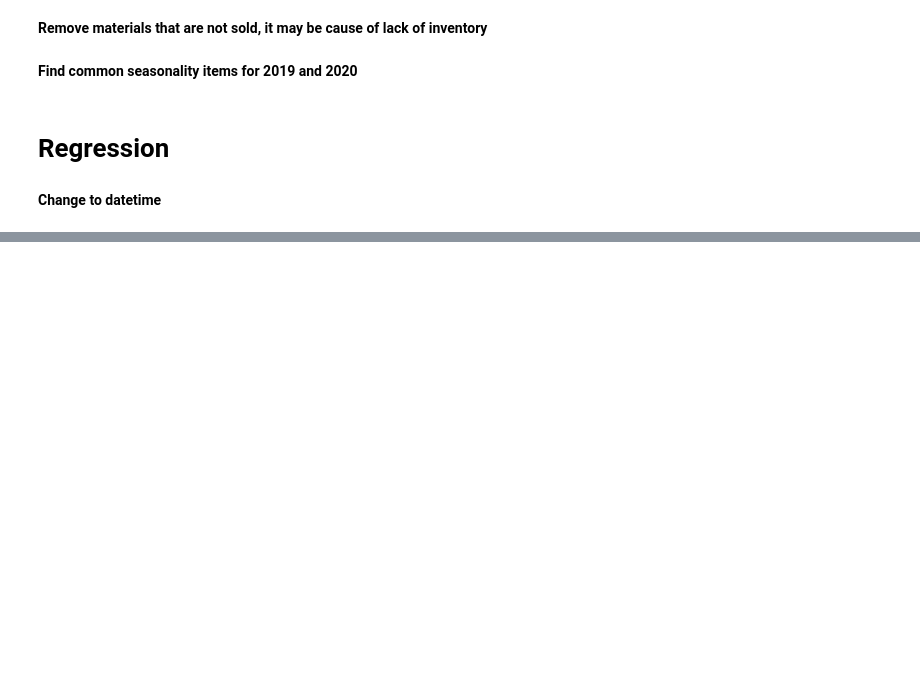
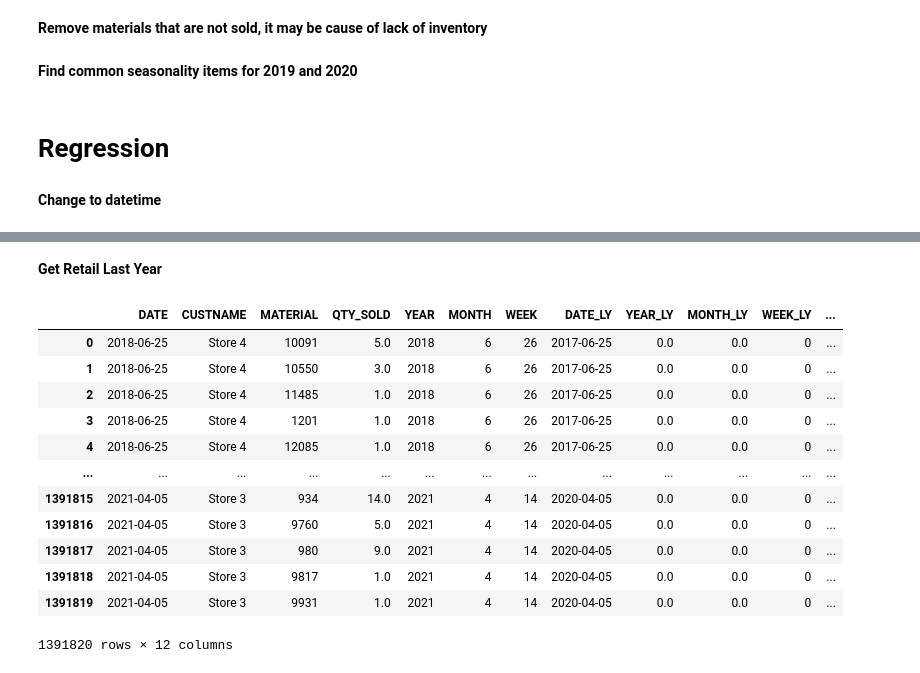
Before and after one commit to Mingjie-K/NUS, a Jupyter notebook: Year 1 Sem 1/Retail Analytics Project.ipynb, the cells around one changed output, grey strips where cells are left out. Cells and saved outputs as stored; diff of their text form; code cells hidden in the pictures; blank space fills up the shorter version.

```diff
--- a/Year 1 Sem 1/Retail Analytics Project.ipynb
+++ b/Year 1 Sem 1/Retail Analytics Project.ipynb
@@ -155,0 +206,24 @@ retail = retail_df[['YEAR_LY', 'MONTH_LY',
+# %% [markdown]
+**Get Retail Last Year**
+# %%
+retail_ly = retail_created.merge(retail_ly,how='left',left_on=['YEAR', 'MONTH', 'WEEK','CUSTNAME','MATERIAL'],
+                    right_on=['YEAR_LY', 'MONTH_LY', 'WEEK_LY','CUSTNAME','MATERIAL'])
+retail_ly = retail_ly.fillna(0)
+retail_ly = retail_ly.rename(columns={'QTY_SOLD_x':'QTY_SOLD', 'QTY_SOLD_y':'QTY_SOLD_LY',
+                                      'YEAR_x':'YEAR','MONTH_x':'MONTH','WEEK_x':'WEEK'})
+# %%
+retail_ly
+# %% [output]
+|  | DATE | CUSTNAME | MATERIAL | QTY_SOLD | YEAR | MONTH | WEEK | DATE_LY | YEAR_LY | MONTH_LY | WEEK_LY | ... |
+| 0 | 2018-06-25 | Store 4 | 10091 | 5.0 | 2018 | 6 | 26 | 2017-06-25 | 0.0 | 0.0 | 0 | ... |
+| 1 | 2018-06-25 | Store 4 | 10550 | 3.0 | 2018 | 6 | 26 | 2017-06-25 | 0.0 | 0.0 | 0 | ... |
+| 2 | 2018-06-25 | Store 4 | 11485 | 1.0 | 2018 | 6 | 26 | 2017-06-25 | 0.0 | 0.0 | 0 | ... |
+| 3 | 2018-06-25 | Store 4 | 1201 | 1.0 | 2018 | 6 | 26 | 2017-06-25 | 0.0 | 0.0 | 0 | ... |
+| 4 | 2018-06-25 | Store 4 | 12085 | 1.0 | 2018 | 6 | 26 | 2017-06-25 | 0.0 | 0.0 | 0 | ... |
+| ... | ... | ... | ... | ... | ... | ... | ... | ... | ... | ... | ... | ... |
+| 1391815 | 2021-04-05 | Store 3 | 934 | 14.0 | 2021 | 4 | 14 | 2020-04-05 | 0.0 | 0.0 | 0 | ... |
+| 1391816 | 2021-04-05 | Store 3 | 9760 | 5.0 | 2021 | 4 | 14 | 2020-04-05 | 0.0 | 0.0 | 0 | ... |
+| 1391817 | 2021-04-05 | Store 3 | 980 | 9.0 | 2021 | 4 | 14 | 2020-04-05 | 0.0 | 0.0 | 0 | ... |
+| 1391818 | 2021-04-05 | Store 3 | 9817 | 1.0 | 2021 | 4 | 14 | 2020-04-05 | 0.0 | 0.0 | 0 | ... |
+| 1391819 | 2021-04-05 | Store 3 | 9931 | 1.0 | 2021 | 4 | 14 | 2020-04-05 | 0.0 | 0.0 | 0 | ... |
+1391820 rows × 12 columns
```
Also changed, not shown: parts of 19 cells of this notebook.
